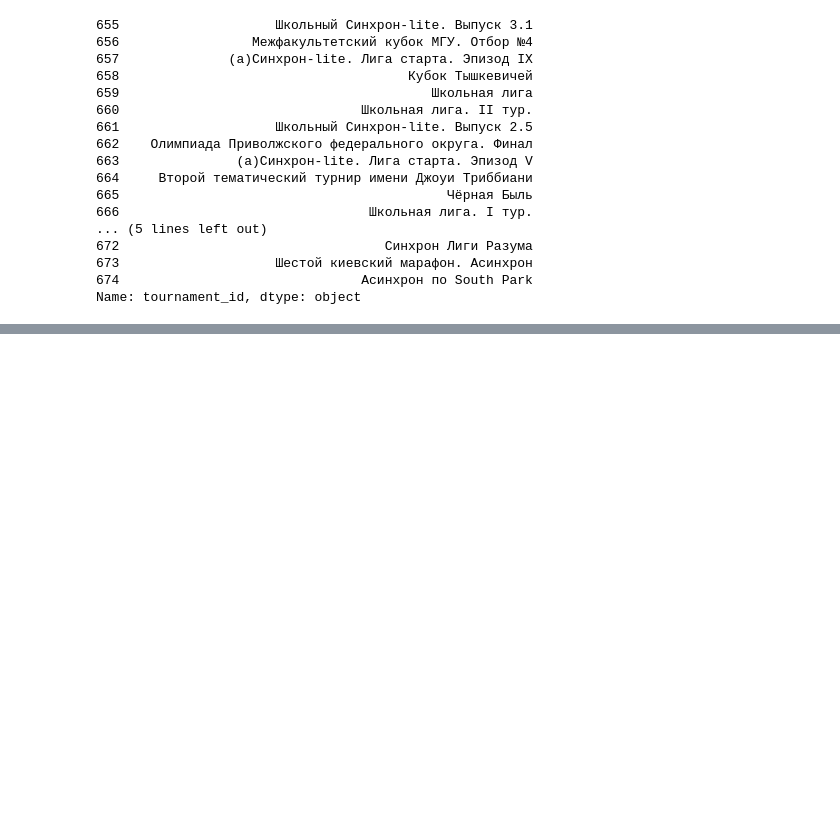
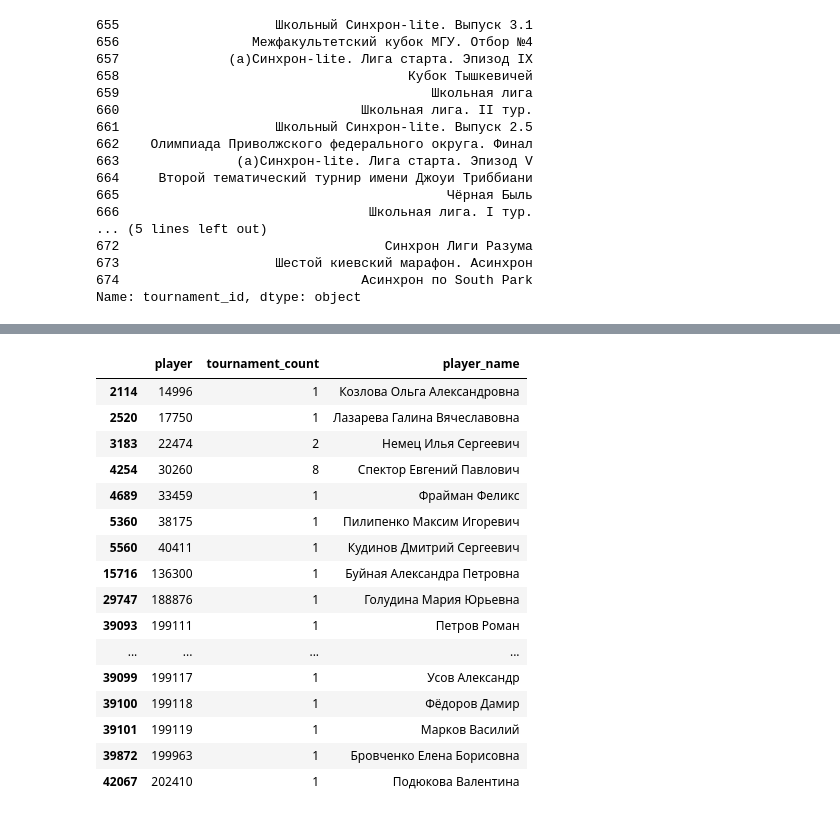
Before and after one commit to IMDxD/made_advance, a Jupyter notebook: hw2/hw2_rank.ipynb, the cells around one changed output, grey strips where cells are left out. Saved outputs shown, nothing was run; the diff lists cells and outputs as text; code cells hidden in the pictures; blank space fills up the shorter version.

```diff
--- a/hw2/hw2_rank.ipynb
+++ b/hw2/hw2_rank.ipynb
@@ -443,0 +610,17 @@ question_answer_data[question_answer_data["player"].isin(set(top_20_players))].g
+# %%
+encoder = OneHotEncoder()
+
+train_data = encoder.fit_transform(question_answer_data[["player", "question"]])
+
+train_data = train_data.tocoo()
+
+x = torch.sparse.FloatTensor(
+    torch.LongTensor(np.vstack((train_data.row, train_data.col))),
+    torch.FloatTensor(train_data.data)
+)
+
+y = torch.FloatTensor(question_answer_data["initial_label"].values).view(-1, 1)
+
+question_reg = torch.FloatTensor(question_reg).view(-1, 1)
+
+model = LogisticRegression(x.shape[1])
@@ -443,0 +677,6 @@ question_answer_data[question_answer_data["player"].isin(set(top_20_players))].g
+# %%
+parameters = model.fc.weight.data[0].numpy()
+top_20_players = get_top_players(parameters, 20)
+
+for i, name in enumerate(top_20_players):
+    print(f"{i + 1} {name}")
@@ -443,0 +704,22 @@ question_answer_data[question_answer_data["player"].isin(set(top_20_players))].g
+# %%
+top_20_players_id = [int(v.split(" ")[-1]) for v in top_20_players]
+# %%
+player_tournament_cnt[player_tournament_cnt["player"].isin(top_20_players_id)]
+# %% [output]
+|  | player | tournament_count | player_name |
+| 2114 | 14996 | 1 | Козлова Ольга Александровна |
+| 2520 | 17750 | 1 | Лазарева Галина Вячеславовна |
+| 3183 | 22474 | 2 | Немец Илья Сергеевич |
+| 4254 | 30260 | 8 | Спектор Евгений Павлович |
+| 4689 | 33459 | 1 | Фрайман Феликс |
+| 5360 | 38175 | 1 | Пилипенко Максим Игоревич |
+| 5560 | 40411 | 1 | Кудинов Дмитрий Сергеевич |
+| 15716 | 136300 | 1 | Буйная Александра Петровна |
+| 29747 | 188876 | 1 | Голудина Мария Юрьевна |
+| 39093 | 199111 | 1 | Петров Роман |
+| ... | ... | ... | ... |
+| 39099 | 199117 | 1 | Усов Александр |
+| 39100 | 199118 | 1 | Фёдоров Дамир |
+| 39101 | 199119 | 1 | Марков Василий |
+| 39872 | 199963 | 1 | Бровченко Елена Борисовна |
+| 42067 | 202410 | 1 | Подюкова Валентина |
```
Also changed, not shown: parts of 37 cells of this notebook.
